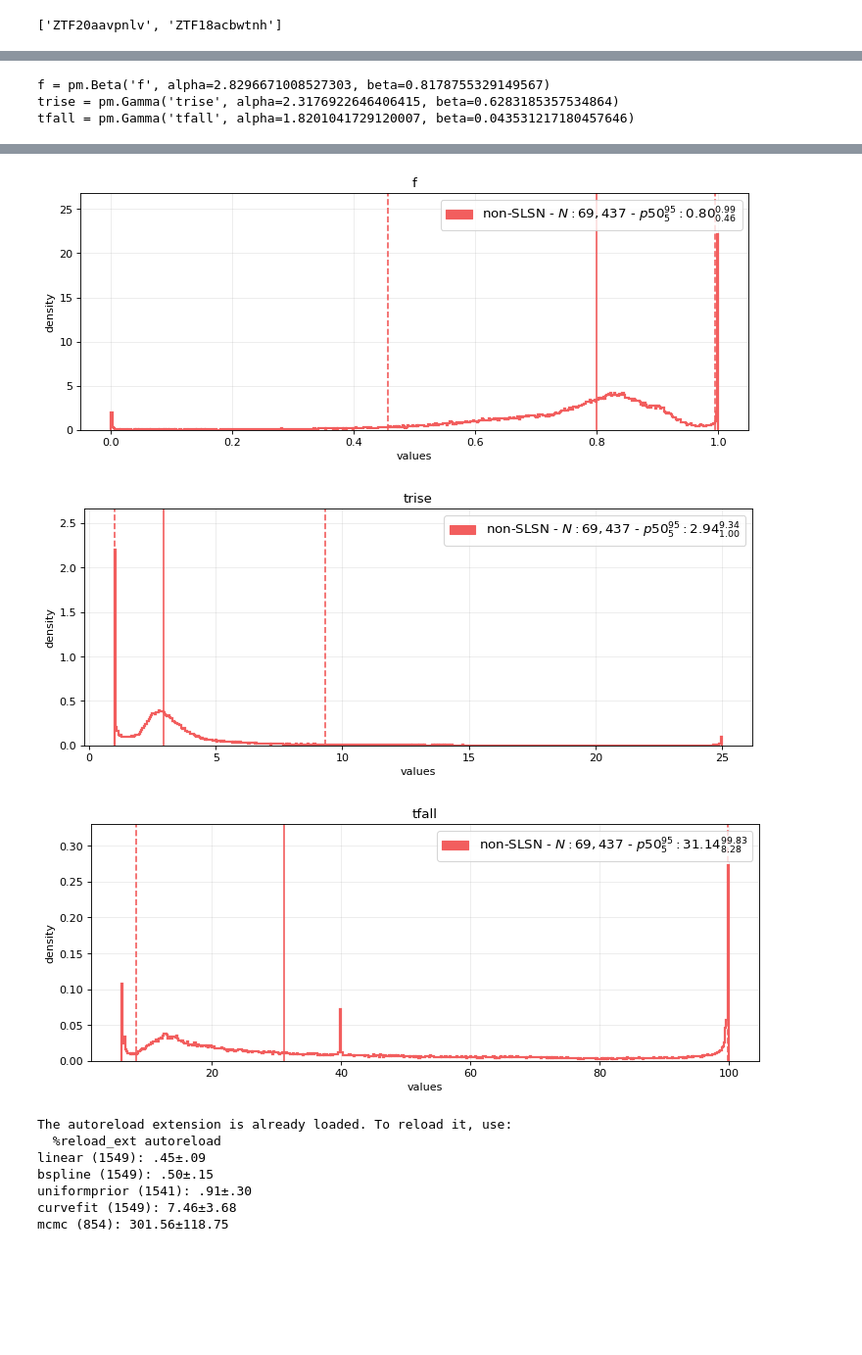
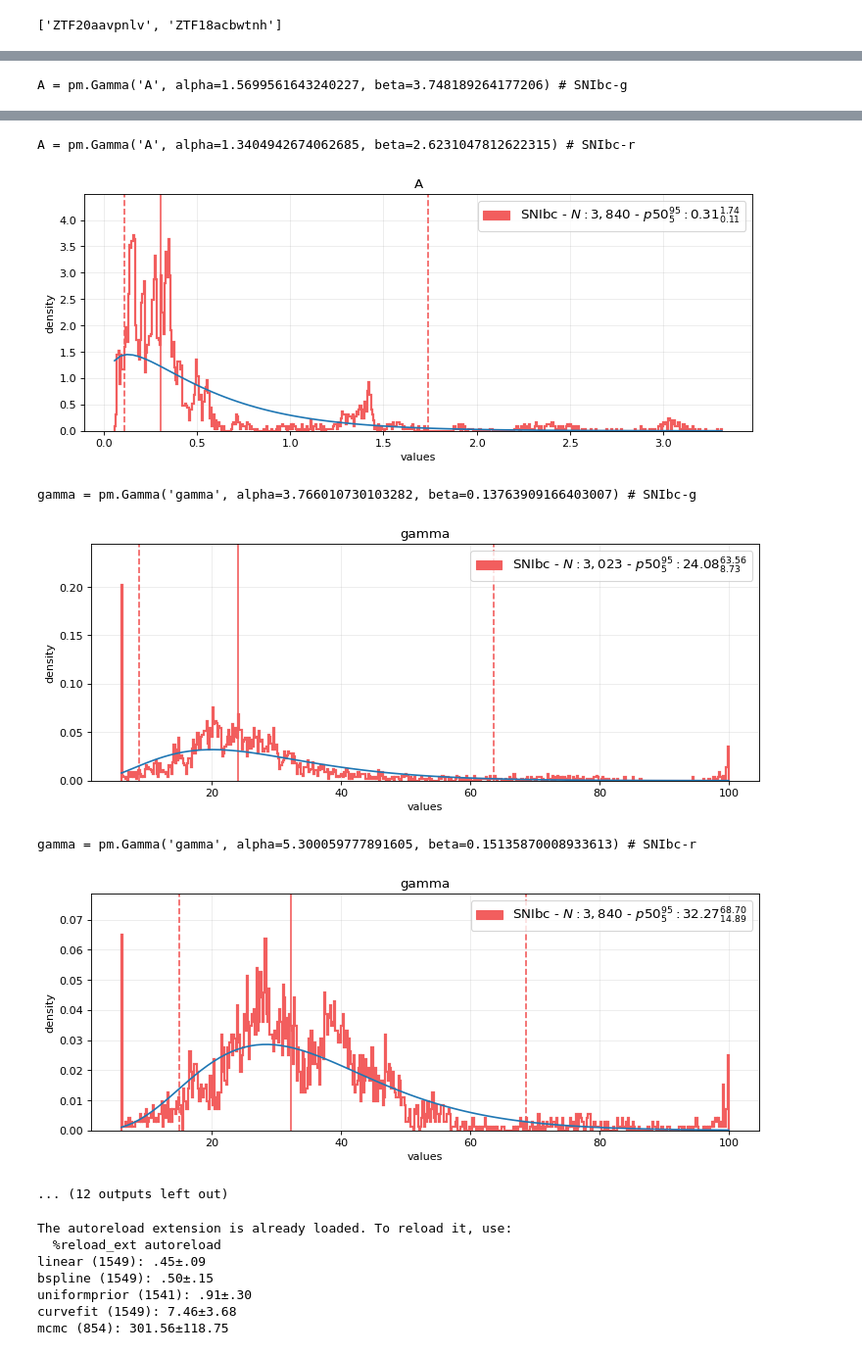
Before and after one commit to oscarpimentel/sne-lightcurves-synthetic, a Jupyter notebook: experiments/synth_curves_statistics.ipynb, the cells around one changed output, grey strips where cells are left out. Shown at 98% size. Saved outputs shown, nothing was run; the diff lists cells and outputs as text; code cells hidden in the pictures; blank space fills up the shorter version.

```diff
--- a/experiments/synth_curves_statistics.ipynb
+++ b/experiments/synth_curves_statistics.ipynb
@@ -38,10 +38,12 @@ The autoreload extension is already loaded. To reload it, use:
 %autoreload 2
 from synthsne import curve_statistics as cs
 from flamingchoripan.cuteplots.plots import plot_hist_bins
+import matplotlib.pyplot as plt
 import scipy
+import numpy as np
 import scipy.stats
 
-def x(spm_p, dist_name, dist_params):
+def xaa(spm_p, dist_name, dist_params):
     if dist_name=='norm':
         return f"{spm_p} = pm.Normal('{spm_p}', mu={dist_params[0]}, sigma={dist_params[1]})"
     elif dist_name=='gamma':
@@ -57,18 +59,28 @@ spm_d = {
     'trise':'gamma',
     'tfall':'gamma',
 }
+classes = cs.get_classes(rootdir, method)
+#classes = ['SNIa', 'allSNII']
+classes = ['SNIbc']#, 'SLSN']
 for spm_p in spm_d.keys():
-    classes = cs.get_classes(rootdir, method)
-    spm_args = cs.xxx(rootdir, method, 'g')[spm_p]
-    p = [spm_arg['p'] for spm_arg in spm_args if not 'SLSN' in spm_arg['c']]
-    data_dict = {'non-SLSN':p}
-    plot_hist_bins(data_dict, uses_density=1, title=spm_p)
+    for c in classes:
+        for b in ['g', 'r']:
+            spm_args_b = cs.xxx(rootdir, method, b)[spm_p]
+            p = [spm_arg['p'] for spm_arg in spm_args_b if c==spm_arg['c']]
+            data_dict = {c:p}
+            fig, ax = plot_hist_bins(data_dict, uses_density=1, title=spm_p)
 
-    dist_name = spm_d[spm_p]
-    if not dist_name is None:
-        dist = getattr(scipy.stats, dist_name)
-        dist_params = dist.fit(p, floc=None if dist_name=='norm' else 0)
-        print(x(spm_p, dist_name, dist_params))
+            dist_name = spm_d[spm_p]
+            if not dist_name is None:
+                dist = getattr(scipy.stats, dist_name)
+                floc = None if dist_name in ['norm'] else 0
+                fscale = None if dist_name in ['norm', 'gamma'] else 1
+                dist_params = dist.fit(p, floc=floc, fscale=fscale)
+                x = np.linspace(np.min(p), np.max(p), 100)
+                ax.plot(x, dist.pdf(x, *dist_params))
+                print(f'{xaa(spm_p, dist_name, dist_params)} # {c}-{b}')
+
+            plt.show()
 # %% [output]
 The autoreload extension is already loaded. To reload it, use:
   %reload_ext autoreload
@@ -79,3 +91 @@ gamma = pm.Gamma('gamma', alpha=3.8860107949654714, beta=0.13165976206759655)
-f = pm.Beta('f', alpha=2.8296671008527303, beta=0.8178755329149567)
-trise = pm.Gamma('trise', alpha=2.3176922646406415, beta=0.6283185357534864)
-tfall = pm.Gamma('tfall', alpha=1.8201041729120007, beta=0.043531217180457646)
+A = pm.Gamma('A', alpha=1.5699561643240227, beta=3.748189264177206) # SNIbc-g
@@ -85,6 +93,10 @@ tfall = pm.Gamma('tfall', alpha=1.8201041729120007, beta=0.043531217180457646)
+A = pm.Gamma('A', alpha=1.3404942674062685, beta=2.6231047812622315) # SNIbc-r
-[figure, old version]
+[figure, new version]
+gamma = pm.Gamma('gamma', alpha=3.766010730103282, beta=0.13763909166403007) # SNIbc-g
-[figure, old version]
+[figure, new version]
+gamma = pm.Gamma('gamma', alpha=5.300059777891605, beta=0.15135870008933613) # SNIbc-r
-[figure, old version]
+[figure, new version]
+... (12 outputs left out)
 # %%
 %load_ext autoreload
 %autoreload 2
```
Also changed, not shown: parts of 1 cell of this notebook, 3 other files.
